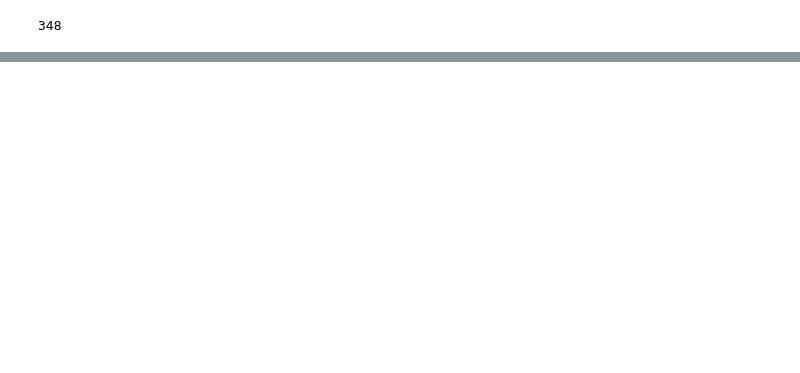
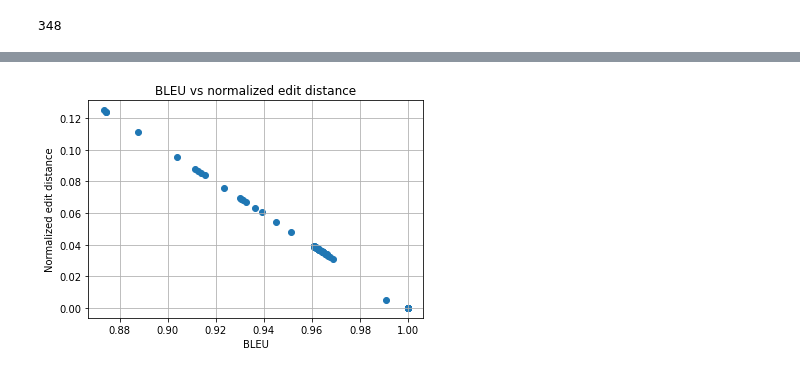
Before and after one commit to giuseppesalvi/webUI2code, a Jupyter notebook: notebooks/testing_results_processing_notebooks/testing_results_Pix2Struct_Pix2Code_Dataset.ipynb, the cells around one changed output, grey strips where cells are left out. Saved outputs shown, nothing was run; the diff lists cells and outputs as text; code cells hidden in the pictures; blank space fills up the shorter version.

```diff
--- a/notebooks/testing_results_processing_notebooks/testing_results_Pix2Struct_Pix2Code_Dataset.ipynb
+++ b/notebooks/testing_results_processing_notebooks/testing_results_Pix2Struct_Pix2Code_Dataset.ipynb
@@ -31,0 +123,9 @@ KeyboardInterrupt:
+# %%
+plt.scatter(df["BLEU_score"], df["normalized_edit_distance"])
+plt.title("BLEU vs normalized edit distance")
+plt.xlabel("BLEU")
+plt.ylabel("Normalized edit distance")
+plt.grid(True)
+plt.show()
+# %% [output]
+[figure, added]
```
Also changed, not shown: parts of 10 cells of this notebook, 19 other files.
